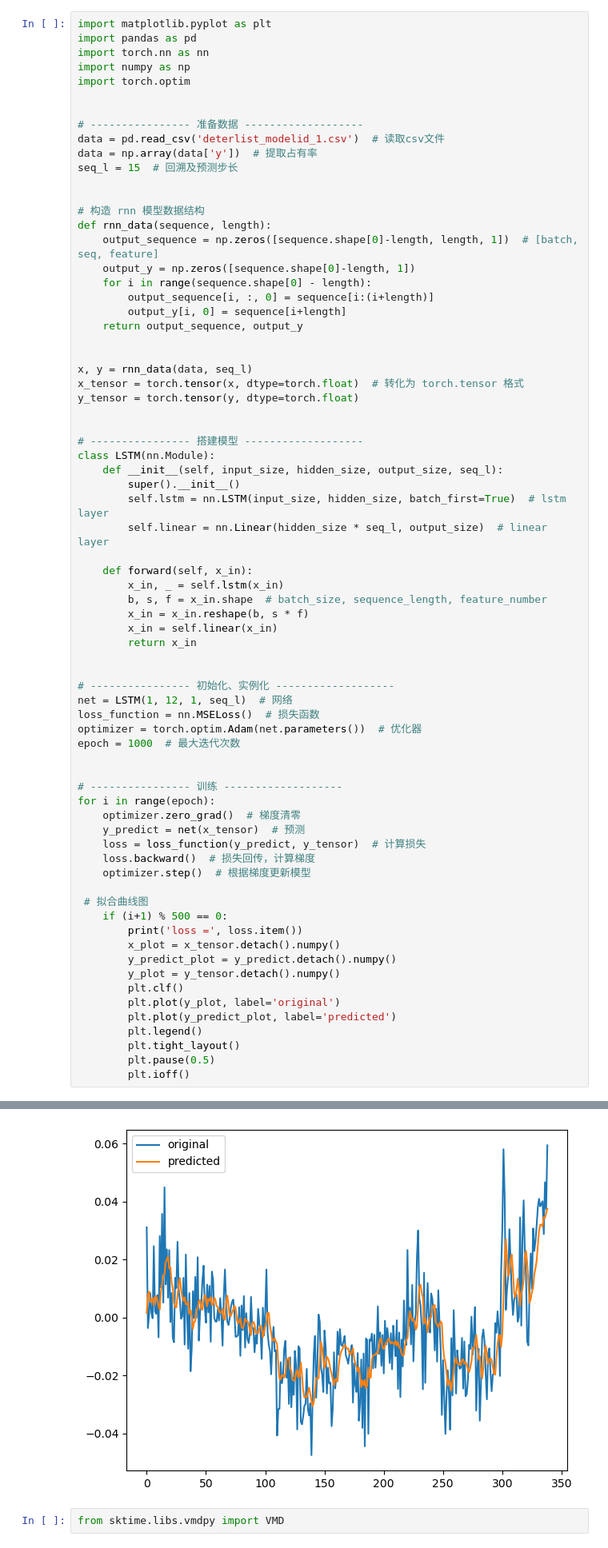
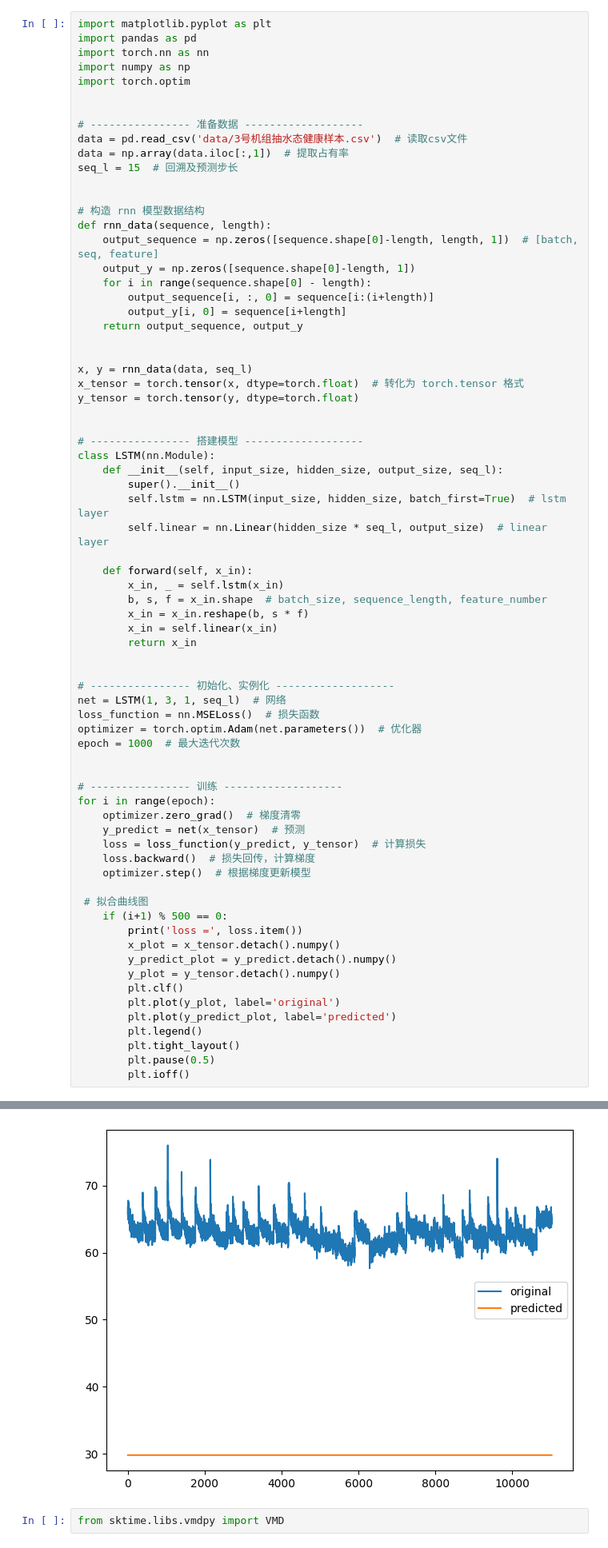
Before and after one commit to lomvix/time-serise, a Jupyter notebook: test.ipynb, the cells around one changed output, grey strips where cells are left out. Shown: that part at 80% size. Drawn from its saved outputs; the diff is of its cells as text.

```diff
--- a/test.ipynb
+++ b/test.ipynb
@@ -13,8 +13,8 @@ import torch.optim
 
 
 # ---------------- 准备数据 -------------------
-data = pd.read_csv('deterlist_modelid_1.csv')  # 读取csv文件
-data = np.array(data['y'])  # 提取占有率
+data = pd.read_csv('data/3号机组抽水态健康样本.csv')  # 读取csv文件
+data = np.array(data.iloc[:,1])  # 提取占有率
 seq_l = 15  # 回溯及预测步长
 
 
@@ -49,7 +49,7 @@ class LSTM(nn.Module):
 
 
 # ---------------- 初始化、实例化 -------------------
-net = LSTM(1, 12, 1, seq_l)  # 网络
+net = LSTM(1, 3, 1, seq_l)  # 网络
 loss_function = nn.MSELoss()  # 损失函数
 optimizer = torch.optim.Adam(net.parameters())  # 优化器
 epoch = 1000  # 最大迭代次数
@@ -83,4 +83,4 @@ loss = 0.00014755195297766477
-[figure, old version]
+[figure, new version]
 # %%
 from sktime.libs.vmdpy import VMD
 # %%
```
Also changed, not shown: parts of 1 cell of this notebook, 5 other files.
